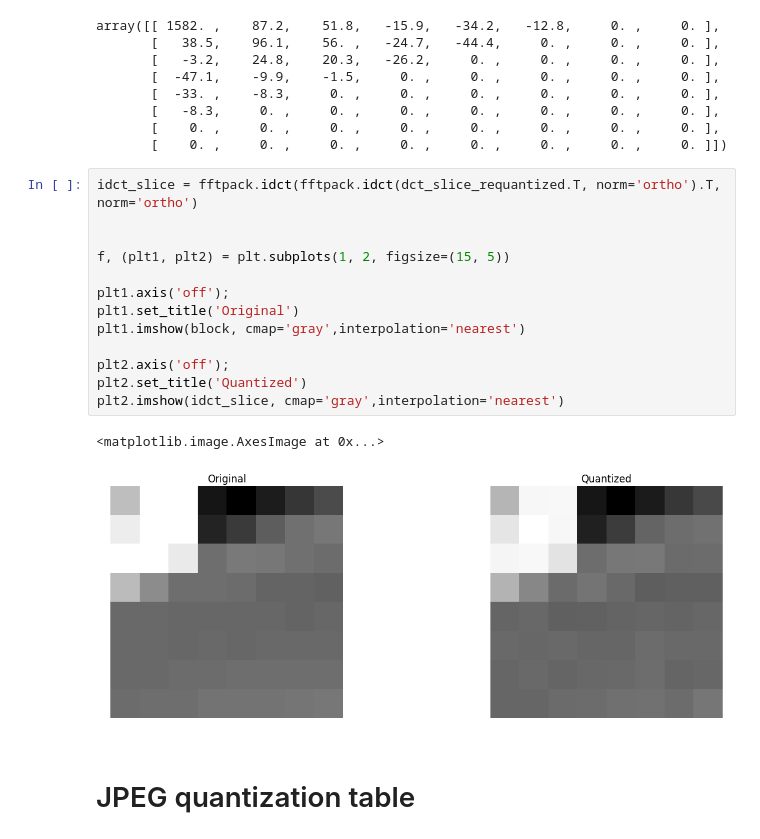
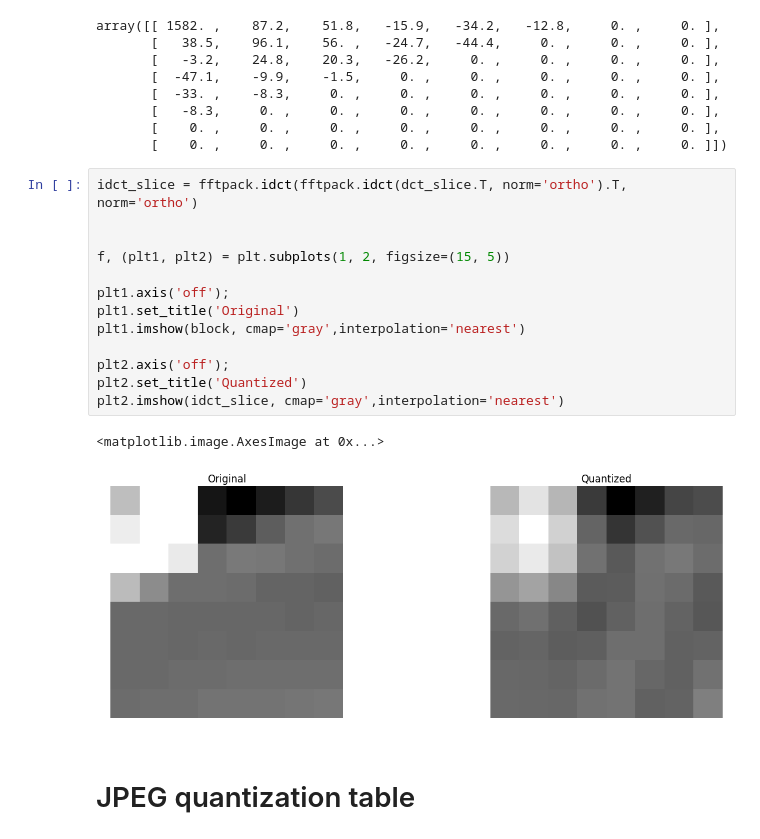
Before and after one commit to leandromoreira/digital_video_introduction, a Jupyter notebook: uniform_quantization_experience.ipynb, the cells around one changed output. Drawn from its saved outputs; the diff is of its cells as text.

```diff
--- a/uniform_quantization_experience.ipynb
+++ b/uniform_quantization_experience.ipynb
@@ -118,21 +118,21 @@ array([[ 1582. ,    87.2,    51.8,   -15.9,   -34.2,   -12.8,     0. ,     0. ],
        [    0. ,     0. ,     0. ,     0. ,     0. ,     0. ,     0. ,     0. ],
        [    0. ,     0. ,     0. ,     0. ,     0. ,     0. ,     0. ,     0. ]])
 # %%
-idct_slice = fftpack.idct(fftpack.idct(dct_slice_requantized.T, norm='ortho').T, norm='ortho')
+idct_slice = fftpack.idct(fftpack.idct(dct_slice.T, norm='ortho').T, norm='ortho')
 
 
 f, (plt1, plt2) = plt.subplots(1, 2, figsize=(15, 5))
 
 plt1.axis('off');
 plt1.set_title('Original')
 plt1.imshow(block, cmap='gray',interpolation='nearest')
 
 plt2.axis('off');
 plt2.set_title('Quantized')
 plt2.imshow(idct_slice, cmap='gray',interpolation='nearest')
 # %% [output]
 <matplotlib.image.AxesImage at 0x...>
-[figure, old version]
+[figure, new version]
 # %% [markdown]
 # JPEG quantization table
 # %%
```
